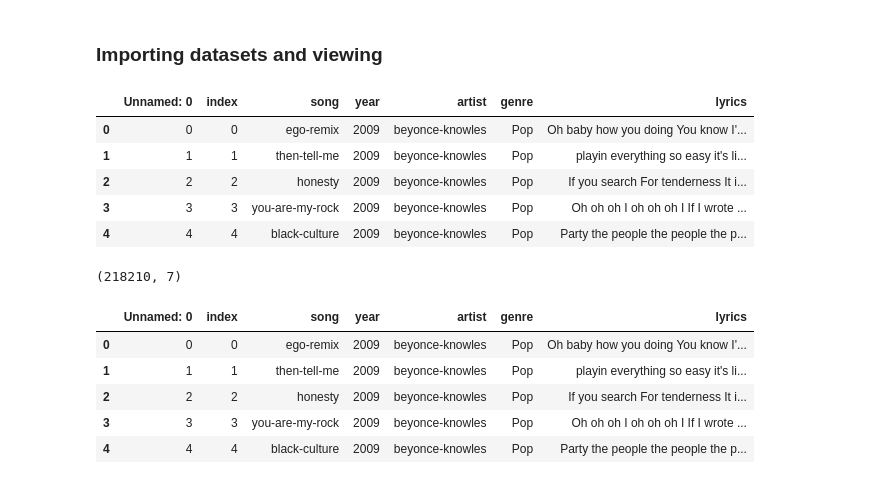
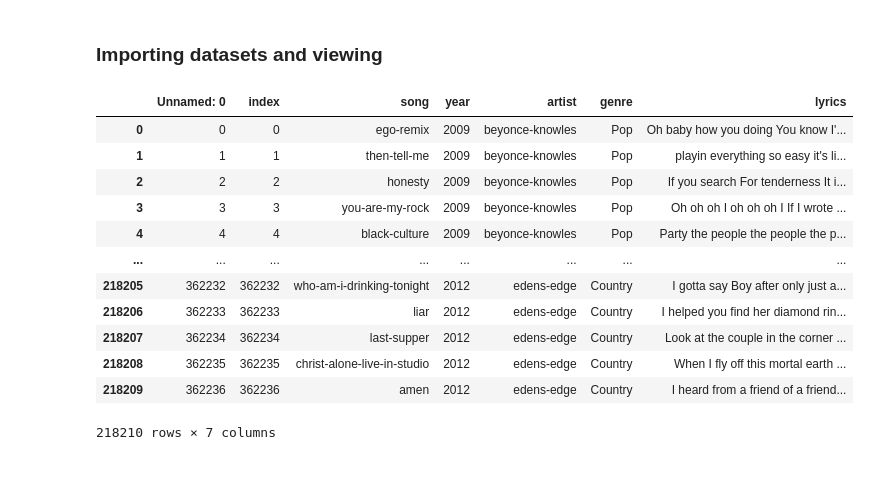
Before and after one commit to PranavNair01/Song_Genre_Classifier, a Jupyter notebook: source_code.ipynb, the cells around one changed output. Drawn from its saved outputs; the diff is of its cells as text; code cells hidden in the pictures.

```diff
--- a/source_code.ipynb
+++ b/source_code.ipynb
@@ -13,25 +13,19 @@ import pandas as pd
 english_lyrics = pd.read_csv('data/english_cleaned_lyrics.csv')
 original_lyrics = pd.read_csv('data/original_cleaned_lyrics.csv')
 # %%
-english_lyrics.head()
+english_lyrics
 # %% [output]
 |  | Unnamed: 0 | index | song | year | artist | genre | lyrics |
 | 0 | 0 | 0 | ego-remix | 2009 | beyonce-knowles | Pop | Oh baby how you doing You know I'... |
 | 1 | 1 | 1 | then-tell-me | 2009 | beyonce-knowles | Pop | playin everything so easy it's li... |
 | 2 | 2 | 2 | honesty | 2009 | beyonce-knowles | Pop | If you search For tenderness It i... |
 | 3 | 3 | 3 | you-are-my-rock | 2009 | beyonce-knowles | Pop | Oh oh oh I oh oh oh I If I wrote ... |
 | 4 | 4 | 4 | black-culture | 2009 | beyonce-knowles | Pop | Party the people the people the p... |
+| ... | ... | ... | ... | ... | ... | ... | ... |
+| 218205 | 362232 | 362232 | who-am-i-drinking-tonight | 2012 | edens-edge | Country | I gotta say Boy after only just a... |
+| 218206 | 362233 | 362233 | liar | 2012 | edens-edge | Country | I helped you find her diamond rin... |
+| 218207 | 362234 | 362234 | last-supper | 2012 | edens-edge | Country | Look at the couple in the corner ... |
+| 218208 | 362235 | 362235 | christ-alone-live-in-studio | 2012 | edens-edge | Country | When I fly off this mortal earth ... |
+| 218209 | 362236 | 362236 | amen | 2012 | edens-edge | Country | I heard from a friend of a friend... |
+218210 rows × 7 columns
-# %%
-english_lyrics.shape
-# %% [output]
-(218210, 7)
-# %%
-original_lyrics.head()
-# %% [output]
-|  | Unnamed: 0 | index | song | year | artist | genre | lyrics |
-| 0 | 0 | 0 | ego-remix | 2009 | beyonce-knowles | Pop | Oh baby how you doing You know I'... |
-| 1 | 1 | 1 | then-tell-me | 2009 | beyonce-knowles | Pop | playin everything so easy it's li... |
-| 2 | 2 | 2 | honesty | 2009 | beyonce-knowles | Pop | If you search For tenderness It i... |
-| 3 | 3 | 3 | you-are-my-rock | 2009 | beyonce-knowles | Pop | Oh oh oh I oh oh oh I If I wrote ... |
-| 4 | 4 | 4 | black-culture | 2009 | beyonce-knowles | Pop | Party the people the people the p... |
 # %%
```
Also changed, not shown: parts of 29 cells of this notebook.
